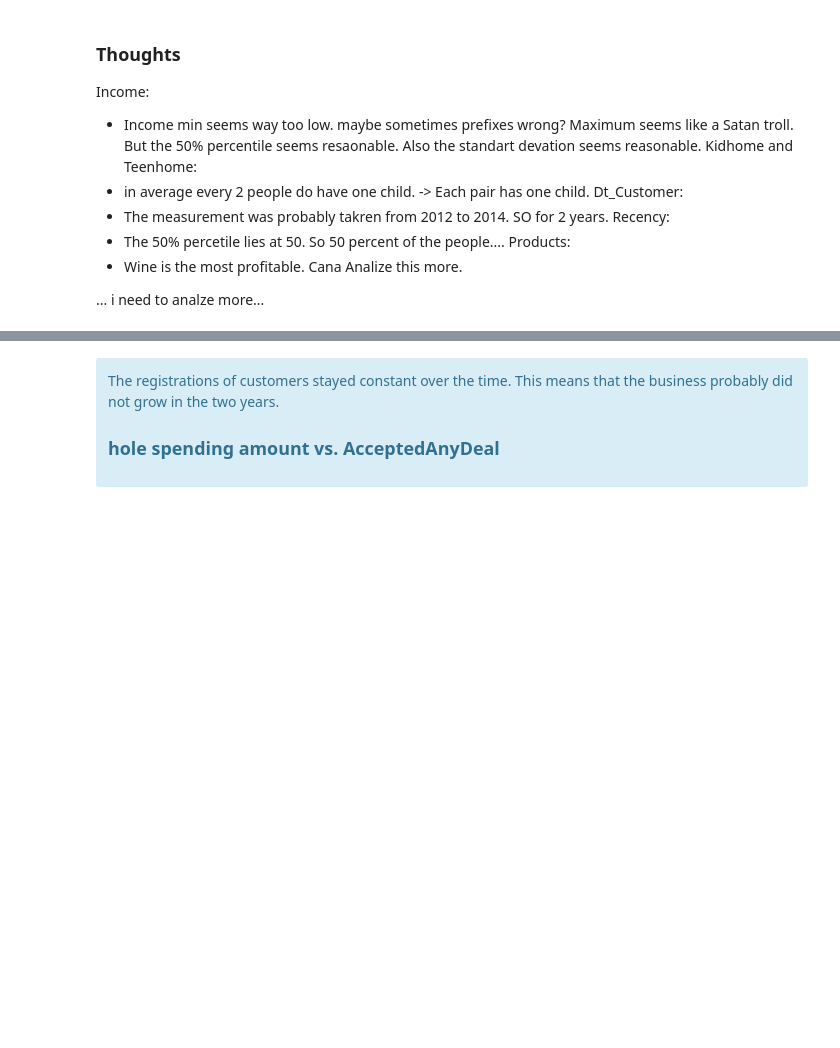
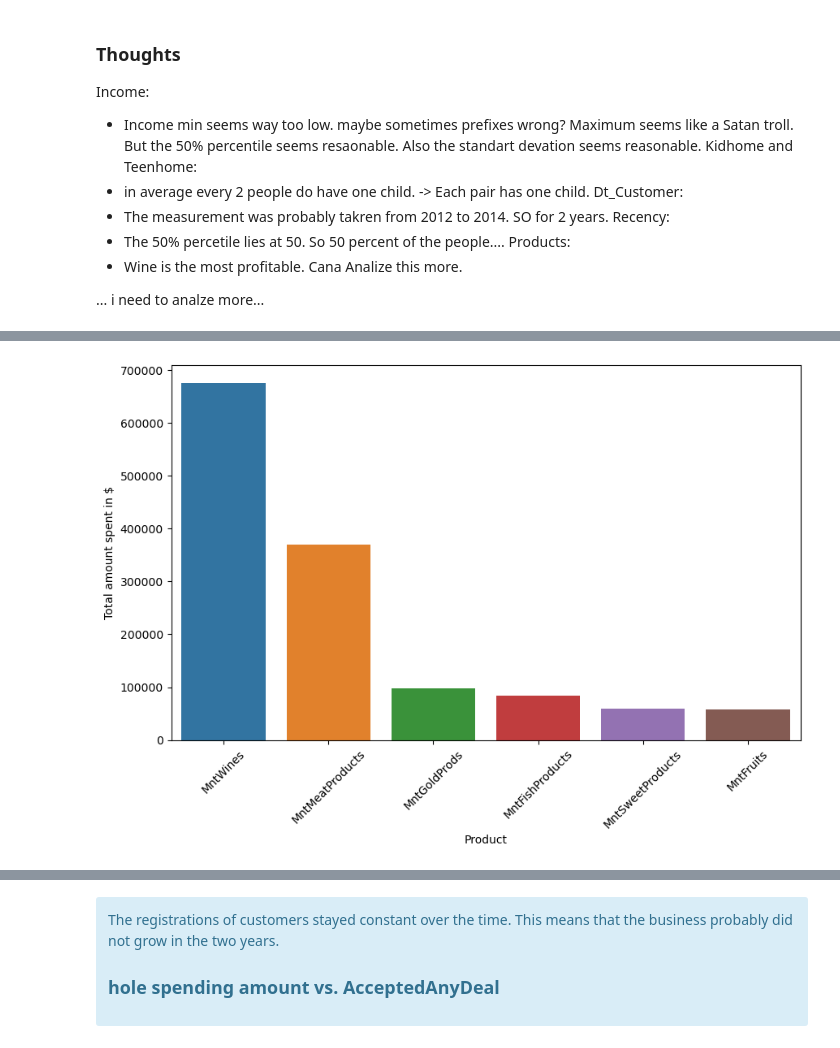
Before and after one commit to Tomson909/Customer-Personality-Analysis, a Jupyter notebook: main.ipynb, the cells around one changed output, grey strips where cells are left out. Cells and saved outputs as stored; diff of their text form; code cells hidden in the pictures; blank space fills up the shorter version.

```diff
--- a/main.ipynb
+++ b/main.ipynb
@@ -198,0 +224,14 @@ plt.show()
+# %%
+# what is thoe most succesfull product?
+sum_product = data[['MntWines', 'MntFruits', 'MntMeatProducts', 'MntFishProducts', 'MntSweetProducts', 'MntGoldProds']].sum()
+sum_product = sum_product.sort_values(ascending=False)
+
+# plot
+fig, ax = plt.subplots(1, 1, figsize=(10, 6))
+sns.barplot(x=sum_product.index, y=sum_product, ax=ax)
+ax.set_ylabel('Total amount spent in $')
+ax.set_xlabel('Product')
+ax.tick_params(axis='x', rotation=45)
+plt.show()
+# %% [output]
+[figure, added]
```
Also changed, not shown: parts of 21 cells of this notebook.
